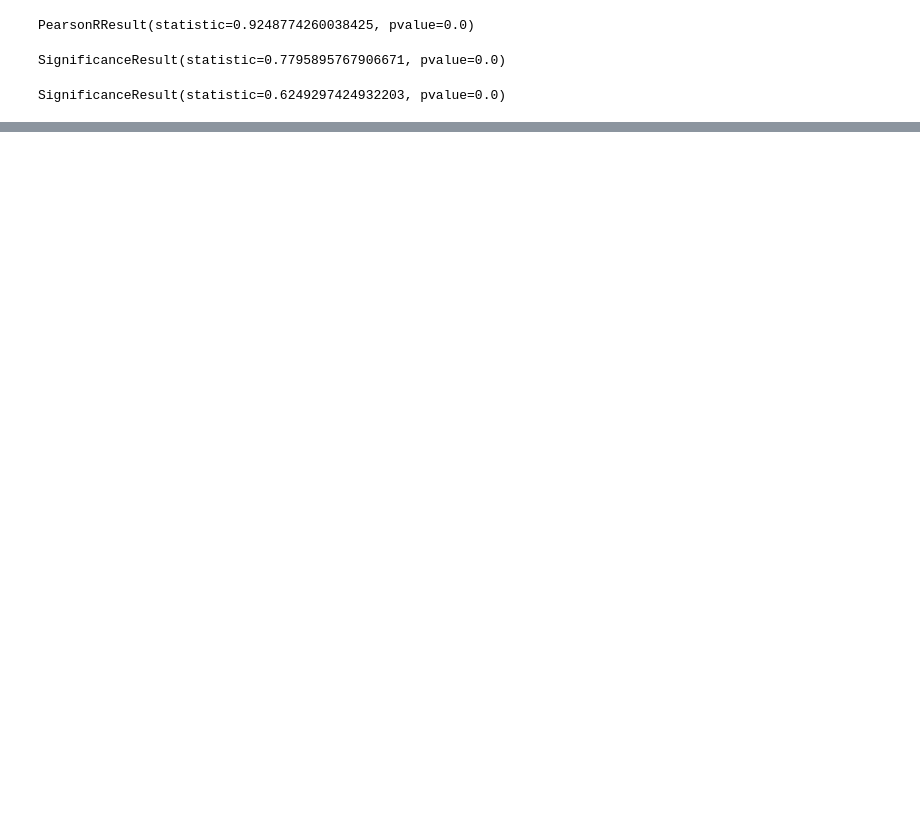
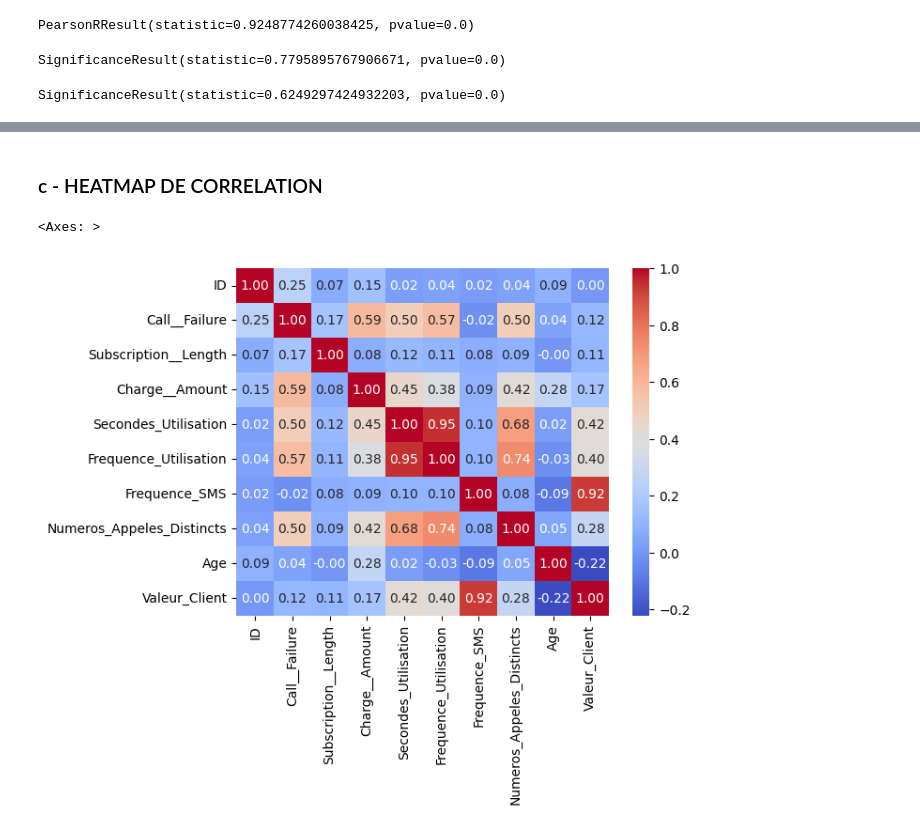
Before and after one commit to MenakoD/TestStat_Python, a Jupyter notebook: MasterClass.ipynb, the cells around one changed output, grey strips where cells are left out. Cells and saved outputs as stored; diff of their text form; code cells hidden in the pictures; blank space fills up the shorter version.

Commit message:
Créé à l'aide de Colab par la reprise du live animé par Natacha N. Y et Benjamin E. sur les tests statistiques en python

```diff
--- a/MasterClass.ipynb
+++ b/MasterClass.ipynb
@@ -174,2 +202,5 @@ SignificanceResult(statistic=0.6249297424932203, pvalue=0.0)
 # %%
-# Matrice de correlation (permet de calculer les valeurs2 à 2 poou toutes les var quanti)
+# Etape 4: MATRICE DE CORRELATION (permet de calculer les valeurs 2 à 2 pour toutes les var quanti)
+# - Selectionner uniquement les colonnes quantitatives
+quantitative_variable = df.select_dtypes(include=["number"])
+quantitative_variable
@@ -175,0 +238,18 @@ SignificanceResult(statistic=0.6249297424932203, pvalue=0.0)
+# %% [markdown]
+### c - HEATMAP DE CORRELATION
+# %%
+# Matrice de correlation
+# renommer la quantitative_variable.corr() en correlation_matrix, titre pls parlant
+correlation_matrix = quantitative_variable.corr()
+# %%
+# c) - Heatmap de correlation à l'aide de Seaborn
+# créer une Heatmap pour visualiser la matrice de correlation
+import seaborn as sns
+sns.heatmap(correlation_matrix, annot = True, cmap = "coolwarm", fmt =".2f")
+# annot = True annotation pour afficher les chiffres (valeur de correlation)
+# cmap = color map ici "coolwarm" changer la couleur voulue (froid au chaud)
+# fmt = ".2f"(f est float) pour formater le chiffre par exple 2 chiffres après la virgule
+# 1 en diagonale indique qe chaque var quanti est parfaitement (100%) avecsoi-même
+# %% [output]
+<Axes: >
+[figure, added]
```
Also changed, not shown: parts of 64 cells of this notebook.
